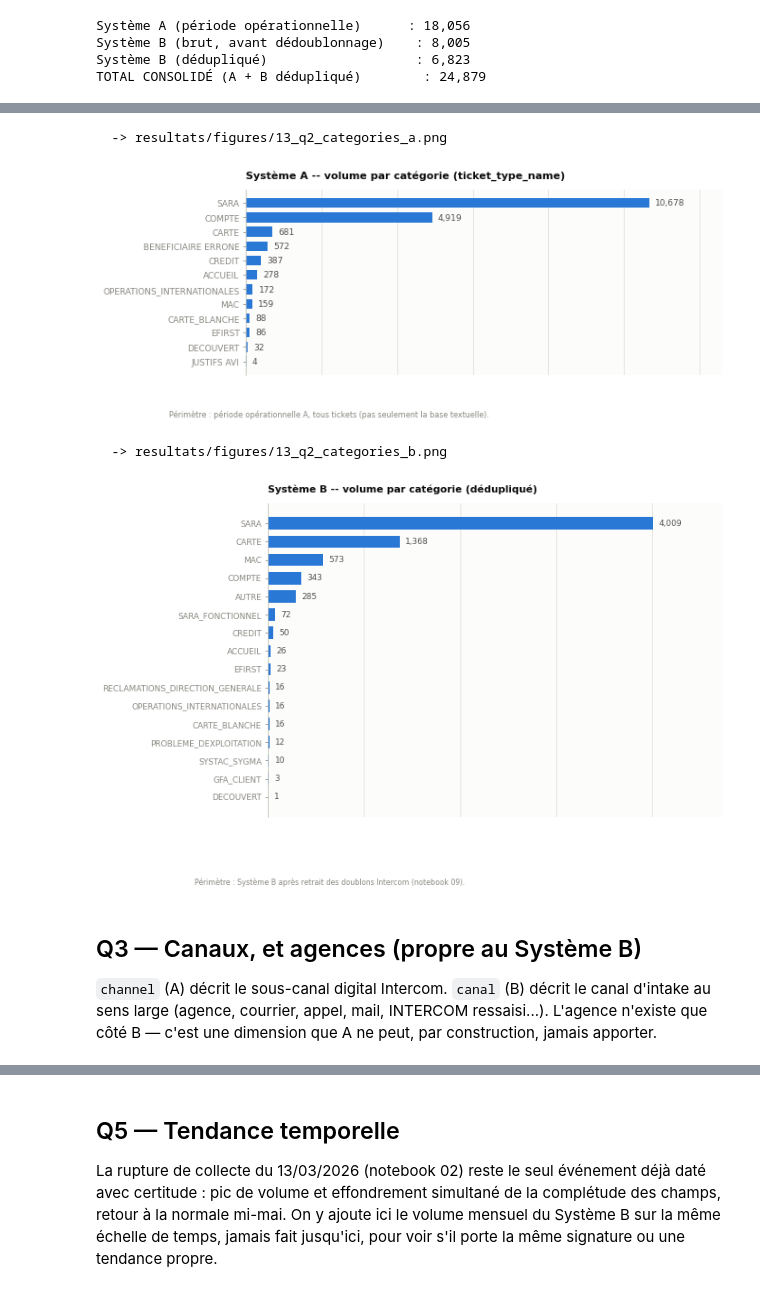
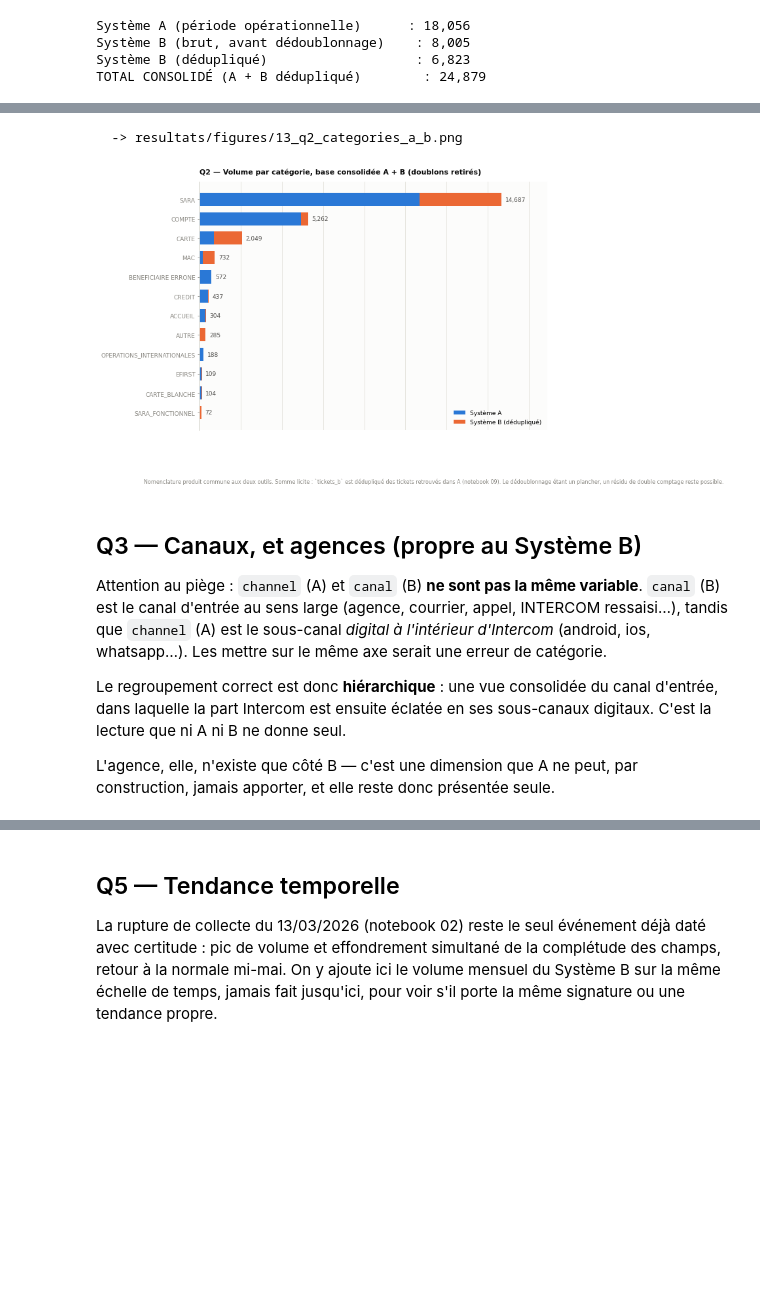
Before and after one commit to GAUSS-TPAC/Sentiment-Analysis---Banking-Text-Mining, a Jupyter notebook: niv/notebooks/13_reponses_questions_direction.ipynb, the cells around one changed output, grey strips where cells are left out. Saved outputs shown, nothing was run; the diff lists cells and outputs as text; code cells hidden in the pictures; blank space fills up the shorter version.

```diff
--- a/niv/notebooks/13_reponses_questions_direction.ipynb
+++ b/niv/notebooks/13_reponses_questions_direction.ipynb
@@ -197,25 +249,47 @@ DECOUVERT                               1   0.0
 # %%
-fig, ax = plt.subplots(figsize=(9, 3.6))
-viz.barres_horizontales(cat_a["effectif"], "Système A -- volume par catégorie (ticket_type_name)", ax=ax)
-viz.annoter_source(fig, "Périmètre : période opérationnelle A, tous tickets (pas seulement la base textuelle).")
-viz.sauver(fig, "13_q2_categories_a")
+# Barres groupées : le total consolidé se lit par la longueur cumulée, la
+# contribution de chaque outil par la couleur. Empilé plutôt que côte à côte
+# parce que la question porte sur le volume TOTAL par catégorie.
+top_cat = categories_consolide.head(12).iloc[::-1]
+fig, ax = plt.subplots(figsize=(9.5, 0.45 * len(top_cat) + 1.6))
+y = range(len(top_cat))
+ax.barh(list(y), top_cat["systeme_a"], height=0.68, color=viz.SERIES[0], label="Système A")
+ax.barh(list(y), top_cat["systeme_b"], height=0.68, left=top_cat["systeme_a"],
+        color=viz.SERIES[1], label="Système B (dédupliqué)")
+for i, (_, ligne) in enumerate(top_cat.iterrows()):
+    ax.text(ligne["total"] + top_cat["total"].max() * 0.012, i, f"{int(ligne['total']):,}",
+            va="center", fontsize=9, color=viz.ENCRE["secondaire"])
+ax.set_yticks(list(y))
+ax.set_yticklabels(top_cat.index, fontsize=9)
+ax.set_xlim(0, top_cat["total"].max() * 1.15)
+ax.tick_params(axis="x", labelbottom=False, length=0)
+ax.spines["bottom"].set_visible(False)
+ax.grid(axis="y", visible=False)
+ax.set_title("Q2 — Volume par catégorie, base consolidée A + B (doublons retirés)")
+ax.legend(frameon=False, fontsize=9, loc="lower right")
+viz.annoter_source(
+    fig,
+    "Nomenclature produit commune aux deux outils. Somme licite : `tickets_b` est dédupliqué des tickets "
+    "retrouvés dans A (notebook 09). Le dédoublonnage étant un plancher, un résidu de double comptage reste possible.",
+)
+viz.sauver(fig, "13_q2_categories_a_b")
 plt.show()
-
-fig, ax = plt.subplots(figsize=(9, max(3.6, 0.4 * len(cat_b))))
-viz.barres_horizontales(cat_b["effectif"], "Système B -- volume par catégorie (dédupliqué)", ax=ax)
-viz.annoter_source(fig, "Périmètre : Système B après retrait des doublons Intercom (notebook 09).")
-viz.sauver(fig, "13_q2_categories_b")
-plt.show()
 # %% [output]
-  -> resultats/figures/13_q2_categories_a.png
+  -> resultats/figures/13_q2_categories_a_b.png
-[figure, old version]
+[figure, new version]
-  -> resultats/figures/13_q2_categories_b.png
-[figure, removed]
 # %% [markdown]
 ## Q3 — Canaux, et agences (propre au Système B)
 
-`channel` (A) décrit le sous-canal digital Intercom. `canal` (B) décrit le
-canal d'intake au sens large (agence, courrier, appel, mail, INTERCOM
-ressaisi...). L'agence n'existe que côté B — c'est une dimension que A ne
-peut, par construction, jamais apporter.
+Attention au piège : `channel` (A) et `canal` (B) **ne sont pas la même
+variable**. `canal` (B) est le canal d'entrée au sens large (agence,
+courrier, appel, INTERCOM ressaisi…), tandis que `channel` (A) est le
+sous-canal *digital à l'intérieur d'Intercom* (android, ios, whatsapp…).
+Les mettre sur le même axe serait une erreur de catégorie.
+
+Le regroupement correct est donc **hiérarchique** : une vue consolidée du
+canal d'entrée, dans laquelle la part Intercom est ensuite éclatée en ses
+sous-canaux digitaux. C'est la lecture que ni A ni B ne donne seul.
+
+L'agence, elle, n'existe que côté B — c'est une dimension que A ne peut, par
+construction, jamais apporter, et elle reste donc présentée seule.
 # %%
```
Also changed, not shown: parts of 12 cells of this notebook, 22 other files.
